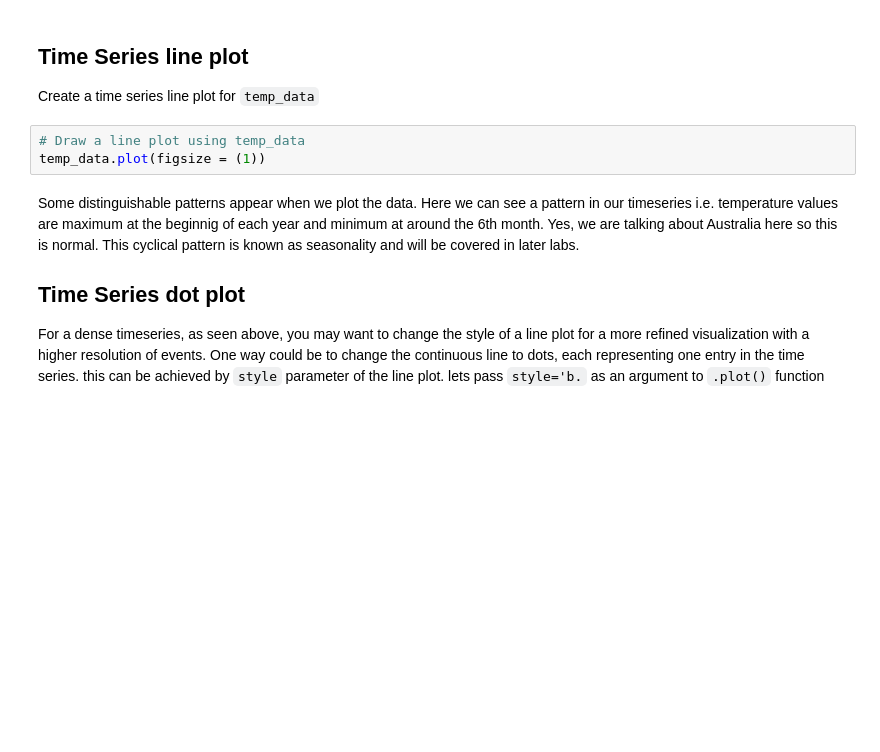
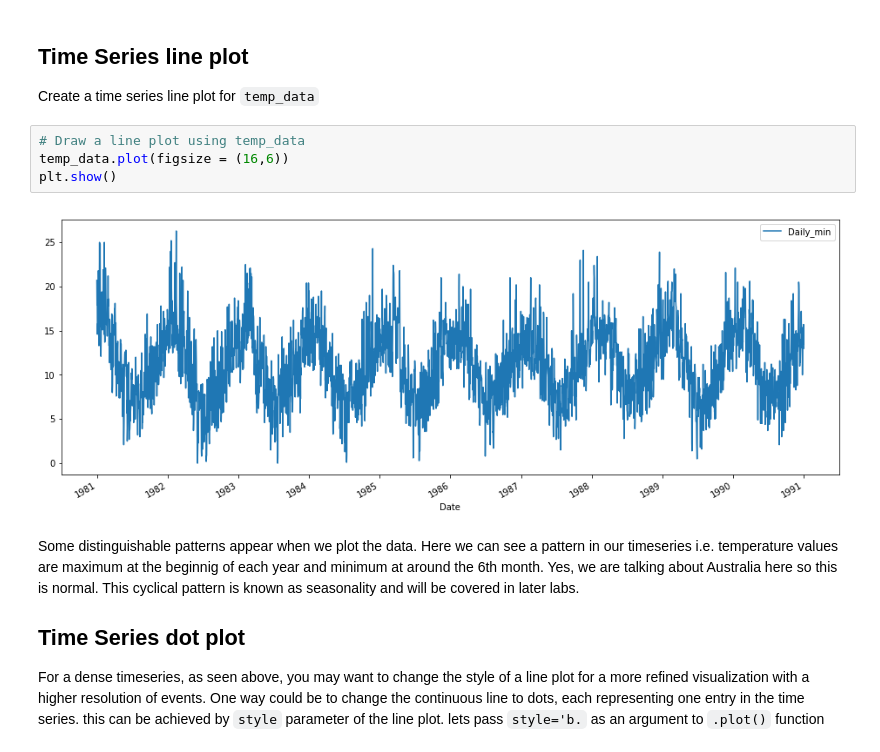
Before and after one commit to fpleoni/dsc-3-25-04-visualizing-time-series-data-lab-nyc-ds-career-031119, a Jupyter notebook: index.ipynb, the cells around one changed output. Drawn from its saved outputs; the diff is of its cells as text; blank space fills up the shorter version.

```diff
--- a/index.ipynb
+++ b/index.ipynb
@@ -70,7 +70,10 @@ DatetimeIndex(['1981-01-01', '1981-01-02', '1981-01-03', '1981-01-04',
 Create a time series line plot for `temp_data`
 # %%
 # Draw a line plot using temp_data
-temp_data.plot(figsize = (1))
+temp_data.plot(figsize = (16,6))
+plt.show()
+# %% [output]
+[figure, added]
 # %% [markdown]
 Some distinguishable patterns appear when we plot the data. Here we can see a pattern in our timeseries i.e. temperature values are maximum at the beginnig of each year and minimum at around the 6th month. Yes, we are talking about Australia here so this is normal. This cyclical pattern is known as seasonality and will be covered in later labs.
 
```
